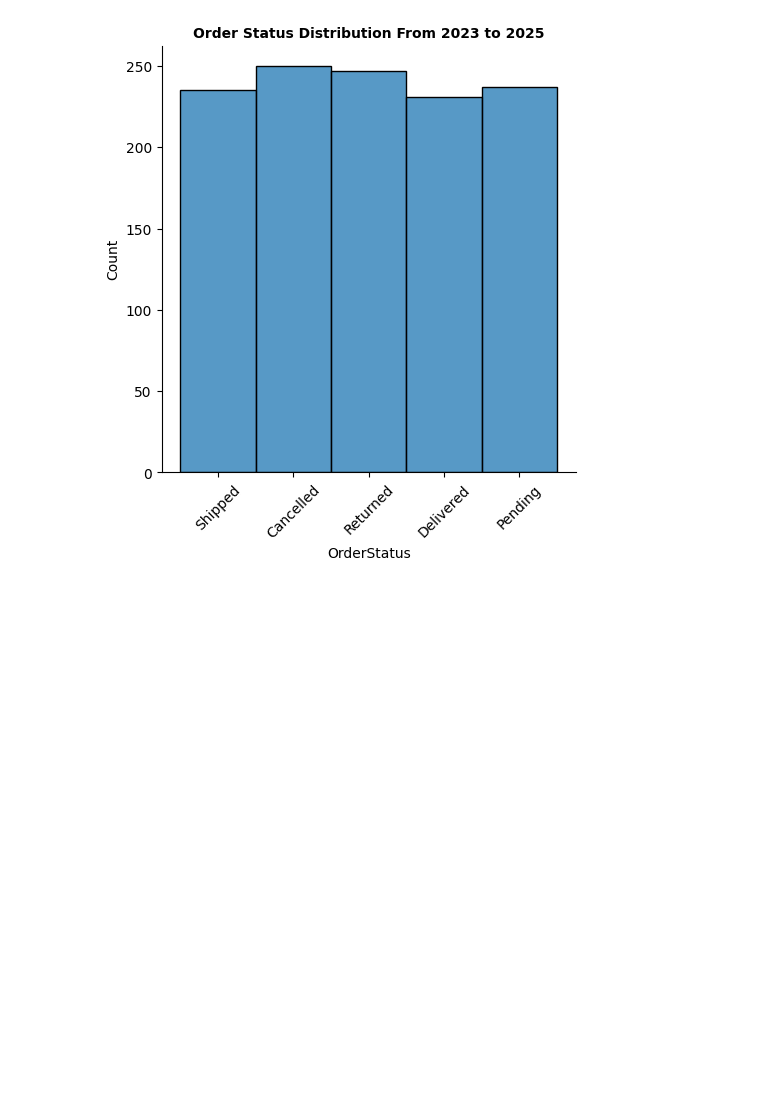
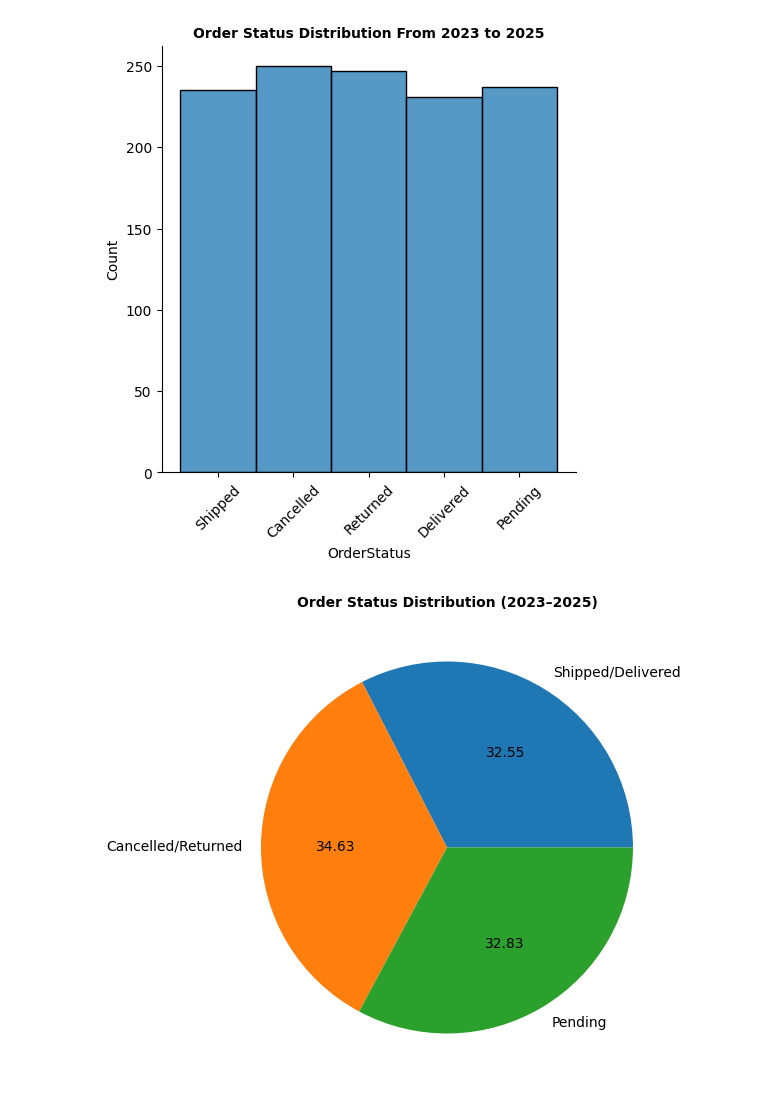
Before and after one commit to Vaishnavi-T-G/Sales_Data, a Jupyter notebook: Welcome_To_Colab.ipynb, the cells around one changed output. Saved outputs shown, nothing was run; the diff lists cells and outputs as text; code cells hidden in the pictures; blank space fills up the shorter version.

```diff
--- a/Welcome_To_Colab.ipynb
+++ b/Welcome_To_Colab.ipynb
@@ -68,3 +68,16 @@ plt.xticks(rotation = 45)
 plt.show()
 # %% [output]
 [figure]
+# %%
+Store_Sale_23to25 = Store[Store['OrderStatus'].str.contains('Shipped','Deilivered')]
+Store_return_23to25 = Store[Store['OrderStatus'].str.contains('Cancelled','Returned')]
+Store_pending_23to25 = Store[Store['OrderStatus'].str.contains('Pending')]
+labels = ['Shipped/Delivered', 'Cancelled/Returned', 'Pending']
+sizes = [len(Store_Sale_23to25), len(Store_return_23to25), len(Store_pending_23to25)]
+# Plot pie chart
+plt.figure(figsize=(6,7))
+plt.pie(sizes, labels=labels, autopct='%0.2f')
+plt.title('Order Status Distribution (2023–2025)',fontweight = 'bold', fontsize =10)
+plt.show()
+# %% [output]
+[figure, added]
```
Also changed, not shown: parts of 13 cells of this notebook.
